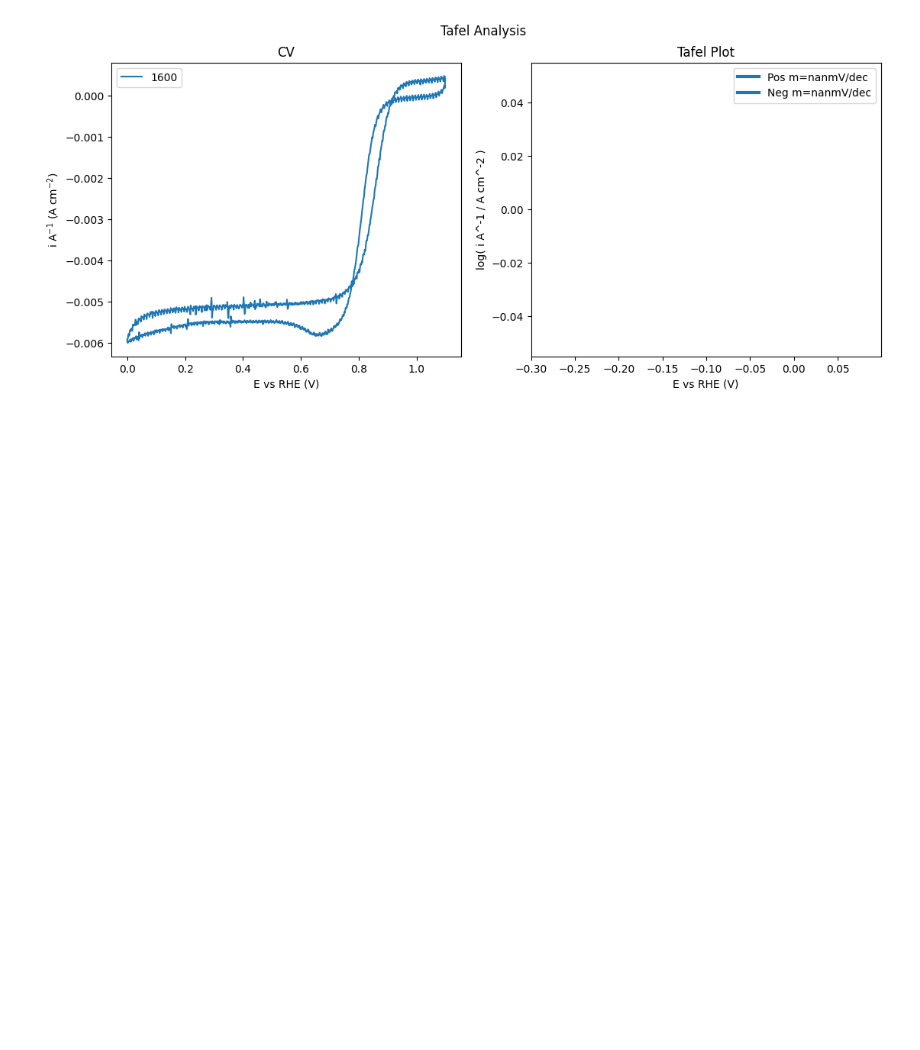
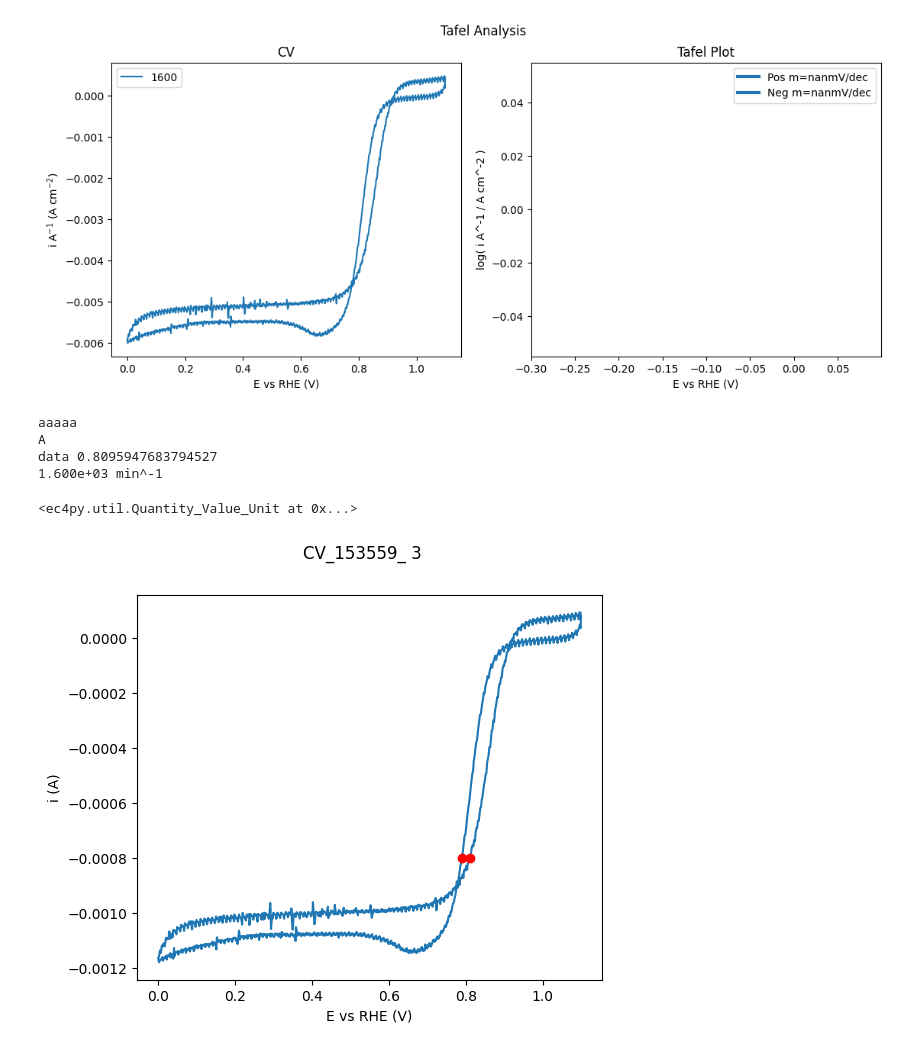
Before and after one commit to NordicEC/EC4py, a Jupyter notebook: dev/CV_Data/CV_Data_t2.ipynb, the cells around one changed output. Saved outputs shown, nothing was run; the diff lists cells and outputs as text; code cells hidden in the pictures; blank space fills up the shorter version.

```diff
--- a/dev/CV_Data/CV_Data_t2.ipynb
+++ b/dev/CV_Data/CV_Data_t2.ipynb
@@ -89,3 +89,18 @@ nan
 np.False_
 [figure]
 [figure]
+# %%
+data = CV_Data(paths[0])
+data.pot_shift(RHE)
+line, p = data.plot()
+data.get_E_at_i(-0.0008,"pos",plot=p)
+print("data",data.get_E_at_i(-0.0008,0,"pos"))
+print(data.rotation)
+(data.rate)
+# %% [output]
+aaaaa
+A
+data 0.8095947683794527
+1.600e+03 min^-1
+<ec4py.util.Quantity_Value_Unit at 0x...>
+[figure, added]
```
Also changed, not shown: parts of 1 cell of this notebook, 6 other files.
